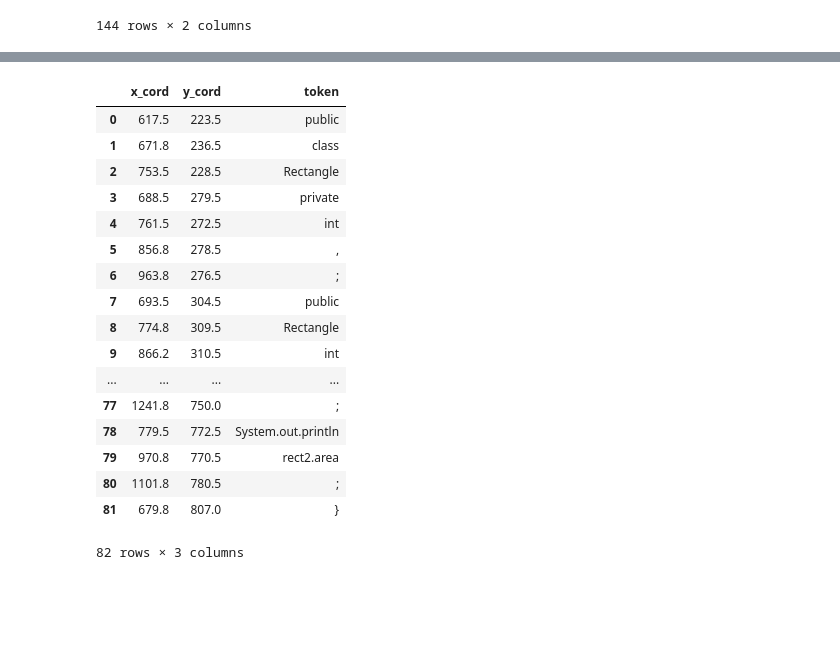
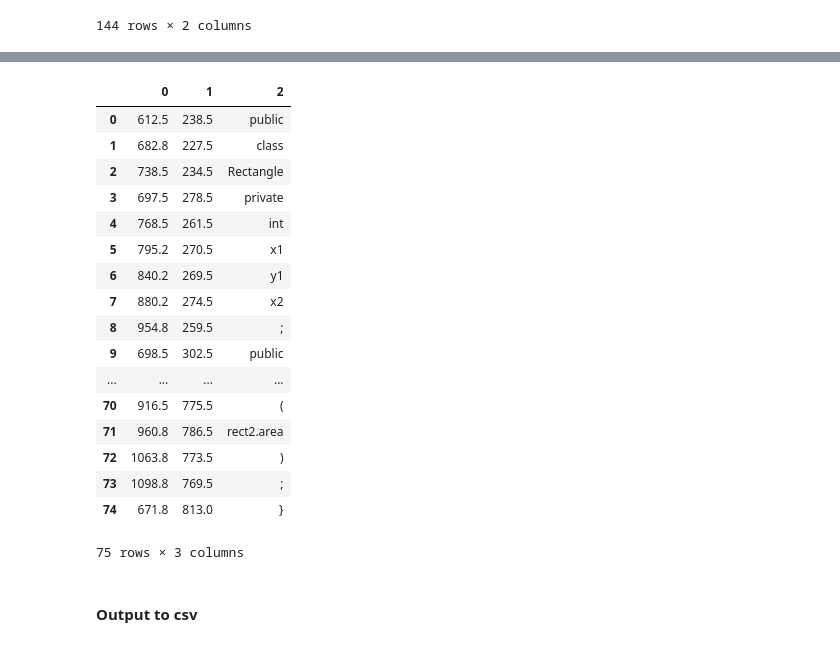
Before and after one commit to nalmadi/EMIP-Toolkit, a Jupyter notebook: Synthetic Dataset.ipynb, the cells around one changed output, grey strips where cells are left out. Drawn from its saved outputs; the diff is of its cells as text; code cells hidden in the pictures; blank space fills up the shorter version.

```diff
--- a/Synthetic Dataset.ipynb
+++ b/Synthetic Dataset.ipynb
@@ -93,22 +91,29 @@ for i in range(len(aois_with_tokens)):
-# %%
-fixations_df
-# %% [output]
-|  | x_cord | y_cord | token |
-| 0 | 617.5 | 223.5 | public |
-| 1 | 671.8 | 236.5 | class |
-| 2 | 753.5 | 228.5 | Rectangle |
-| 3 | 688.5 | 279.5 | private |
-| 4 | 761.5 | 272.5 | int |
-| 5 | 856.8 | 278.5 | , |
-| 6 | 963.8 | 276.5 | ; |
-| 7 | 693.5 | 304.5 | public |
-| 8 | 774.8 | 309.5 | Rectangle |
-| 9 | 866.2 | 310.5 | int |
-| ... | ... | ... | ... |
-| 77 | 1241.8 | 750.0 | ; |
-| 78 | 779.5 | 772.5 | System.out.println |
-| 79 | 970.8 | 770.5 | rect2.area |
-| 80 | 1101.8 | 780.5 | ; |
-| 81 | 679.8 | 807.0 | } |
-82 rows × 3 columns
+# %%
+# skip if the length of a token <= 2, with a probability 0.7
+fixations_skip = gen.generate_fixations_skip(aois_with_tokens, threshold=2, skip_probability=0.7)
+# %%
+fixations_skip_df = pd.DataFrame(fixations_skip)
+# %%
+fixations_skip_df
+# %% [output]
+|  | 0 | 1 | 2 |
+| 0 | 612.5 | 238.5 | public |
+| 1 | 682.8 | 227.5 | class |
+| 2 | 738.5 | 234.5 | Rectangle |
+| 3 | 697.5 | 278.5 | private |
+| 4 | 768.5 | 261.5 | int |
+| 5 | 795.2 | 270.5 | x1 |
+| 6 | 840.2 | 269.5 | y1 |
+| 7 | 880.2 | 274.5 | x2 |
+| 8 | 954.8 | 259.5 | ; |
+| 9 | 698.5 | 302.5 | public |
+| ... | ... | ... | ... |
+| 70 | 916.5 | 775.5 | ( |
+| 71 | 960.8 | 786.5 | rect2.area |
+| 72 | 1063.8 | 773.5 | ) |
+| 73 | 1098.8 | 769.5 | ; |
+| 74 | 671.8 | 813.0 | } |
+75 rows × 3 columns
+# %% [markdown]
+#### Output to csv
 # %%
```
Also changed, not shown: parts of 32 cells of this notebook.
